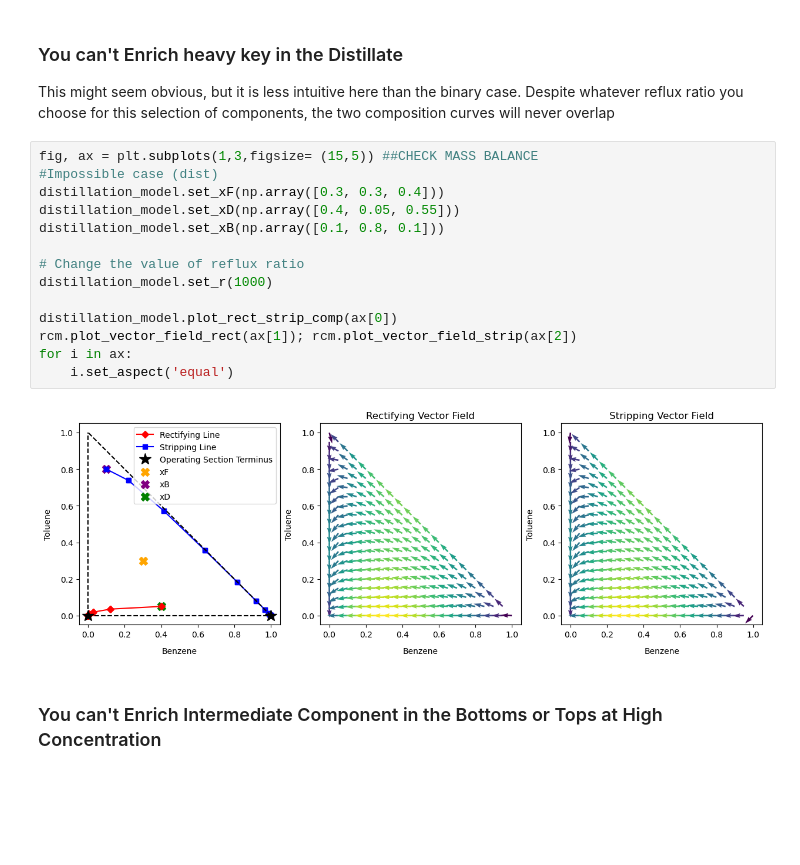
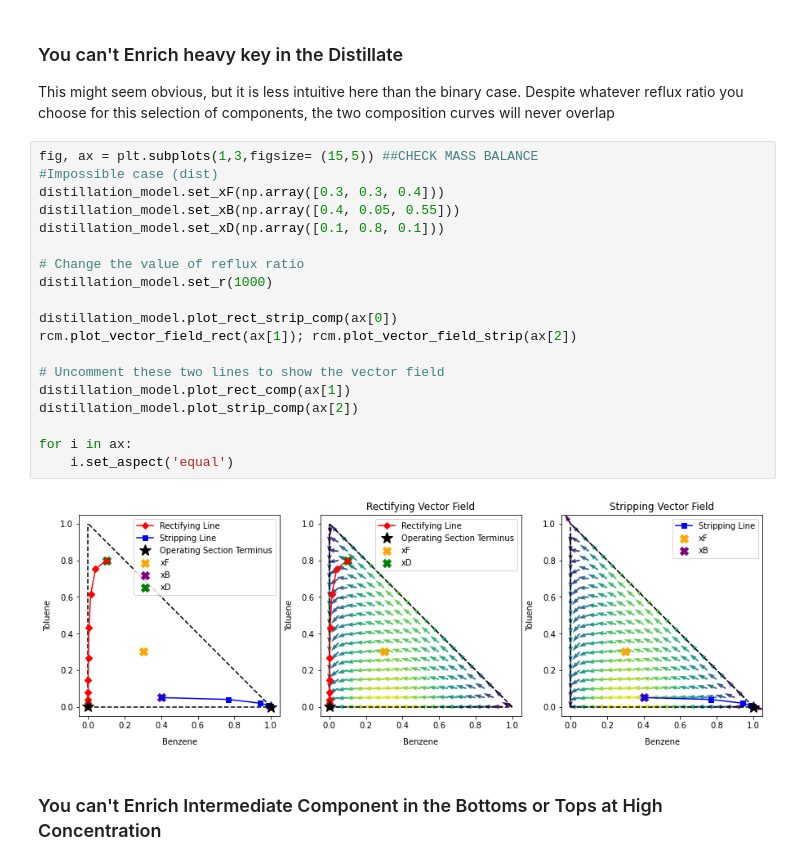
Before and after one commit to AMKCode/ExtractiveDistillationSimulator, a Jupyter notebook: Example2.ipynb, the cells around one changed output. Saved outputs shown, nothing was run; the diff lists cells and outputs as text; blank space fills up the shorter version.

```diff
--- a/Example2.ipynb
+++ b/Example2.ipynb
@@ -313,19 +313,24 @@ This might seem obvious, but it is less intuitive here than the binary case. Des
 # %%
 fig, ax = plt.subplots(1,3,figsize= (15,5)) ##CHECK MASS BALANCE
 #Impossible case (dist)
 distillation_model.set_xF(np.array([0.3, 0.3, 0.4]))
-distillation_model.set_xD(np.array([0.4, 0.05, 0.55]))
-distillation_model.set_xB(np.array([0.1, 0.8, 0.1]))
+distillation_model.set_xB(np.array([0.4, 0.05, 0.55]))
+distillation_model.set_xD(np.array([0.1, 0.8, 0.1]))
 
 # Change the value of reflux ratio
 distillation_model.set_r(1000)
 
 distillation_model.plot_rect_strip_comp(ax[0])
 rcm.plot_vector_field_rect(ax[1]); rcm.plot_vector_field_strip(ax[2])
+
+# Uncomment these two lines to show the vector field
+distillation_model.plot_rect_comp(ax[1])
+distillation_model.plot_strip_comp(ax[2])
+
 for i in ax:
     i.set_aspect('equal')
 # %% [output]
-[figure, old version]
+[figure, new version]
 # %% [markdown]
 ### You can't Enrich Intermediate Component in the Bottoms or Tops at High Concentration
 # %%
```
Also changed, not shown: parts of 3 cells of this notebook, 13 other files.
